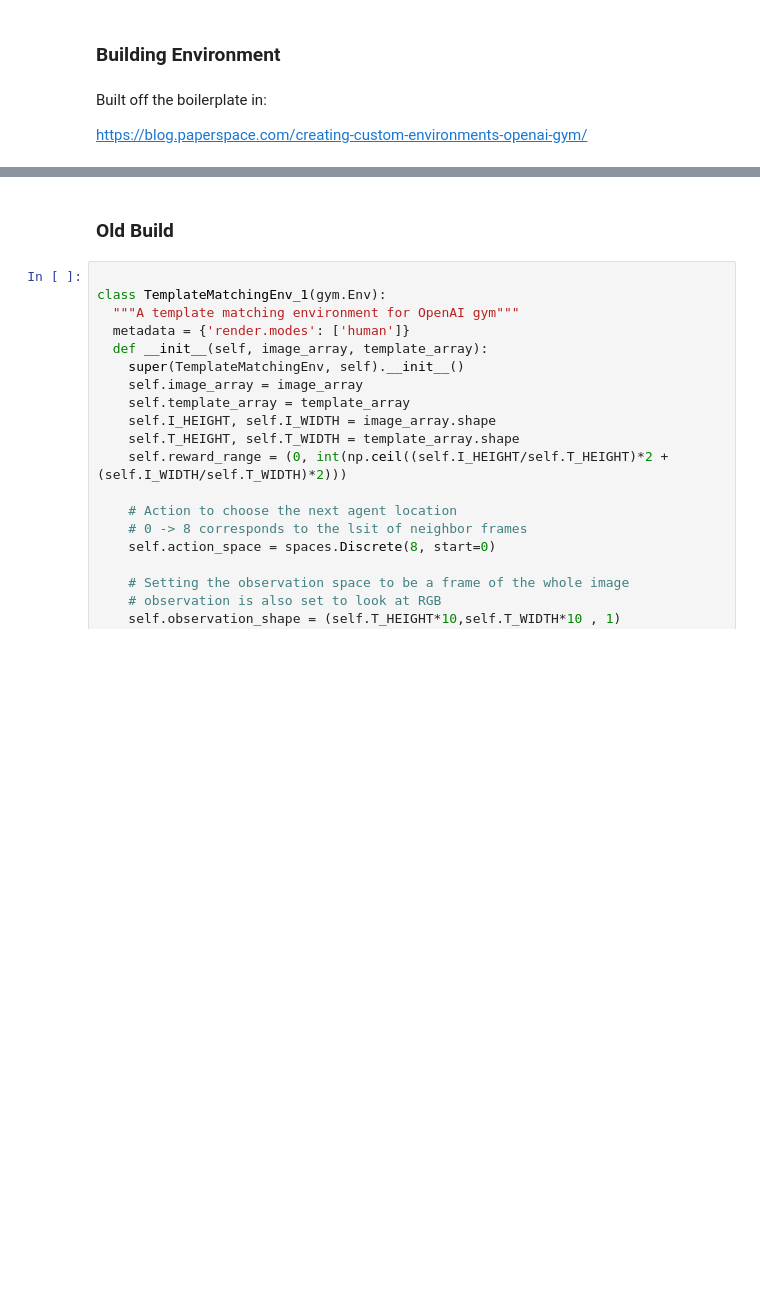
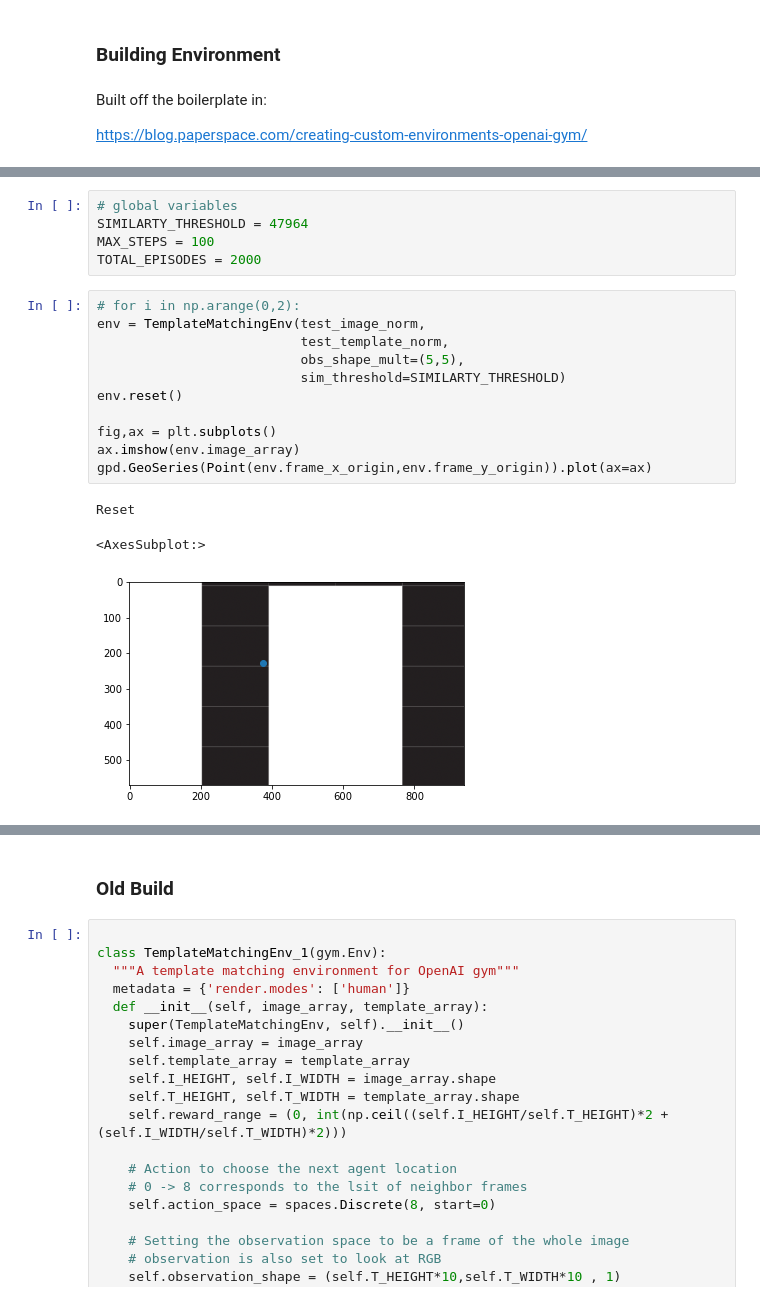
Before and after one commit to justinfmccarty/22spring_templatematching_carto, a Jupyter notebook: rl_method/notebooks/00_simple_environment.ipynb, the cells around one changed output, grey strips where cells are left out. Drawn from its saved outputs; the diff is of its cells as text; blank space fills up the shorter version.

```diff
--- a/rl_method/notebooks/00_simple_environment.ipynb
+++ b/rl_method/notebooks/00_simple_environment.ipynb
@@ -532,0 +680,20 @@ class TemplateMatchingEnv(gym.Env):
+# %%
+# global variables
+SIMILARTY_THRESHOLD = 47964
+MAX_STEPS = 100
+TOTAL_EPISODES = 2000
+# %%
+# for i in np.arange(0,2):
+env = TemplateMatchingEnv(test_image_norm,
+                          test_template_norm,
+                          obs_shape_mult=(5,5),
+                          sim_threshold=SIMILARTY_THRESHOLD)
+env.reset()
+
+fig,ax = plt.subplots()
+ax.imshow(env.image_array)
+gpd.GeoSeries(Point(env.frame_x_origin,env.frame_y_origin)).plot(ax=ax)
+# %% [output]
+Reset
+<AxesSubplot:>
+[figure, added]
```
Also changed, not shown: parts of 15 cells of this notebook.
